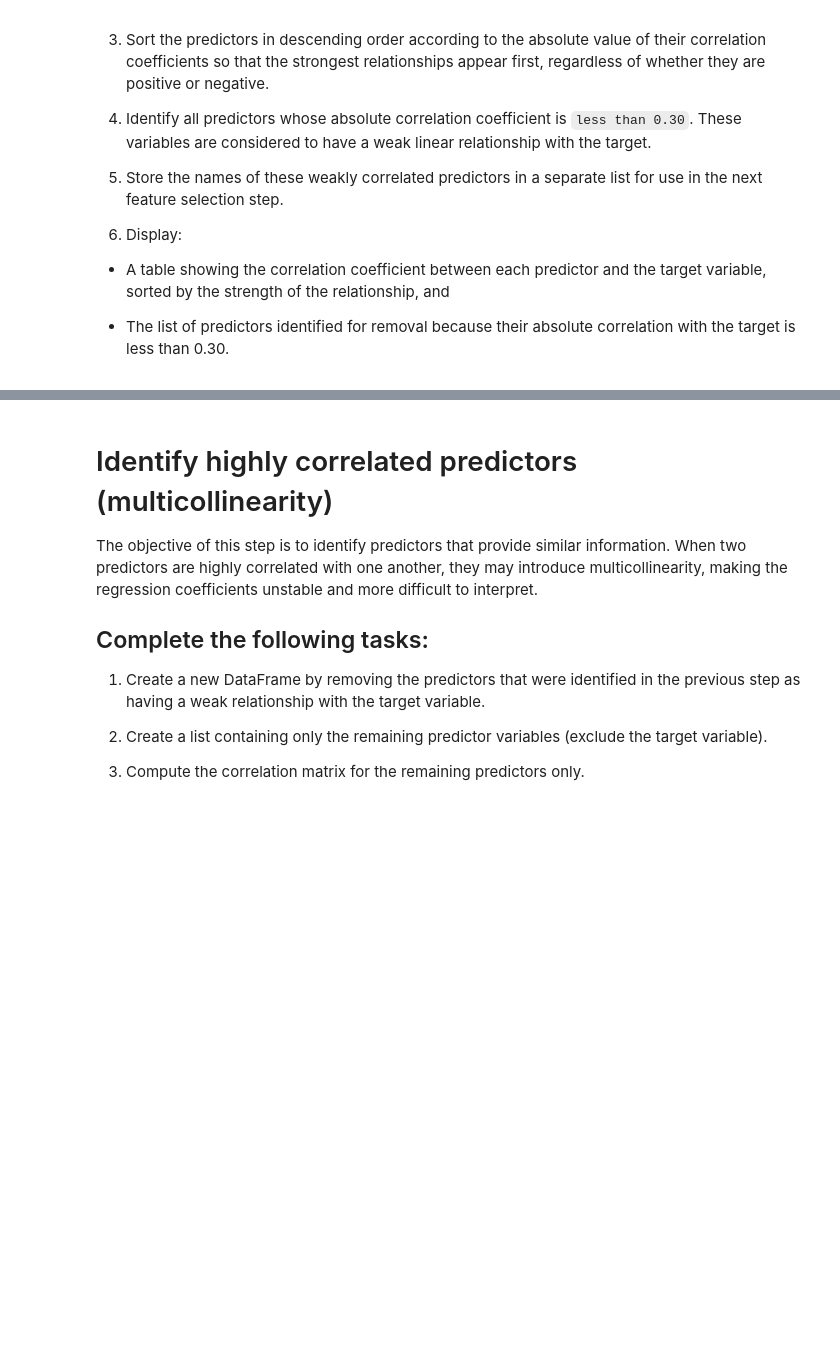
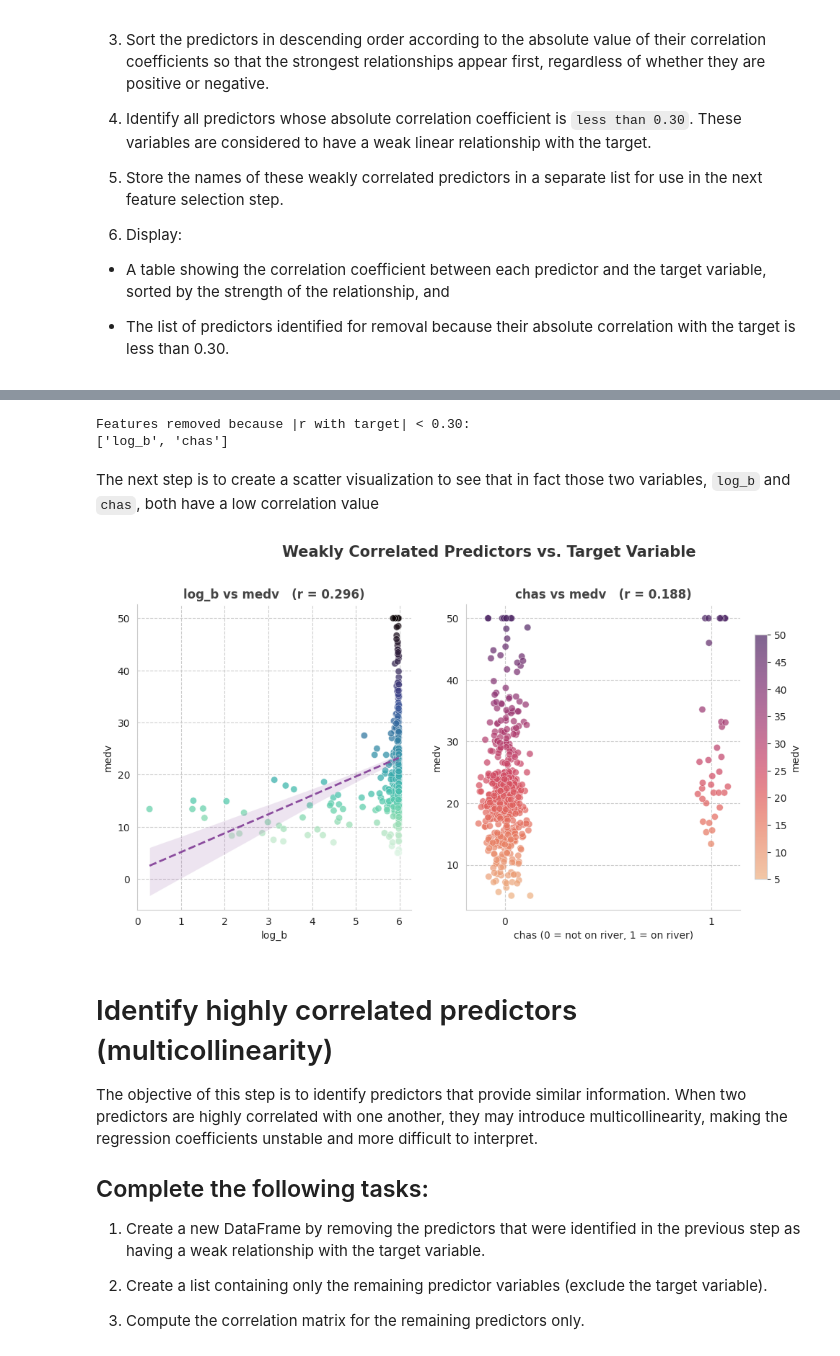
Before and after one commit to JoseAlberto88/Predictive-Analytics-, a Jupyter notebook: DAMO510_Module_04_in_Class_Activity_Starter_notebook.ipynb, the cells around one changed output, grey strips where cells are left out. Cells and saved outputs as stored; diff of their text form; code cells hidden in the pictures; blank space fills up the shorter version.

```diff
--- a/DAMO510_Module_04_in_Class_Activity_Starter_notebook.ipynb
+++ b/DAMO510_Module_04_in_Class_Activity_Starter_notebook.ipynb
@@ -686,0 +641,15 @@ Features removed because |r with target| < 0.30:
+# %%
+# Step 1: Retrieve correlations between each predictor and the target
+target_correlations = corr_stage1[target]
+
+# Step 2: Exclude the target variable itself
+target_correlations = target_correlations.drop(target)
+
+# Step 3: Sort by absolute value, descending (strongest relationships first)
+target_correlations_sorted = target_correlations.reindex(
+    target_correlations.abs().sort_values(ascending=False).index
+)
+
+print("Correlations with the target:")
+correlation_table = target_correlations_sorted.to_frame(name=f"correlation_with_{target}")
+correlation_table
@@ -687,3 +672,68 @@ Features removed because |r with target| < 0.30:
+# %%
+# Step 4-5: Identify predictors with |r| < 0.30 and store for removal
+weak_predictors = target_correlations_sorted[target_correlations_sorted.abs() < 0.30].index.tolist()
+
+print(f"\nFeatures removed because |r with target| < 0.30:")
+print(weak_predictors)
+# %% [output]
+Features removed because |r with target| < 0.30:
+['log_b', 'chas']
+# %% [markdown]
+The next step is to create a scatter visualization to see that in fact those two variables, `log_b` and `chas`, both have a low correlation value
+# %%
+# This will helps us to analyze if both variables have a lower correlation value
+import matplotlib.pyplot as plt
+import seaborn as sns
+import numpy as np
+
+sns.set_style("whitegrid", {"grid.linestyle": "--", "grid.alpha": 0.3})
+
+fig, axes = plt.subplots(1, 2, figsize=(13, 5.5))
+
+# --- Plot 1: log_b vs medv ---
+r_b = target_correlations_sorted["log_b"]
+
+scatter1 = axes[0].scatter(
+    df_stage1["log_b"], df_stage1[target],
+    c=df_stage1[target], cmap="mako_r",
+    alpha=0.75, s=45, edgecolor="white", linewidth=0.4
+)
+sns.regplot(
+    x="log_b", y=target, data=df_stage1,
+    scatter=False, ax=axes[0], color="#8B4C9E", line_kws={"linewidth": 2, "linestyle": "--"}
+)
+axes[0].set_title(f"log_b vs {target}   (r = {r_b:.3f})", fontsize=12, fontweight="bold", color="#444444")
+axes[0].set_xlabel("log_b", fontsize=10)
+axes[0].set_ylabel(target, fontsize=10)
+axes[0].spines["top"].set_visible(False)
+axes[0].spines["right"].set_visible(False)
+
+# Plot 2: chas vs medv (binary predictor -> add jitter so points don't overlap)
+r_chas = target_correlations_sorted["chas"]
+
+jitter_x = df_stage1["chas"] + np.random.normal(0, 0.05, len(df_stage1))
+
+scatter2 = axes[1].scatter(
+    jitter_x, df_stage1[target],
+    c=df_stage1[target], cmap="flare",
+    alpha=0.7, s=45, edgecolor="white", linewidth=0.4
+)
+axes[1].set_title(f"chas vs {target}   (r = {r_chas:.3f})", fontsize=12, fontweight="bold", color="#444444")
+axes[1].set_xlabel("chas (0 = not on river, 1 = on river)", fontsize=10)
+axes[1].set_ylabel(target, fontsize=10)
+axes[1].set_xticks([0, 1])
+axes[1].spines["top"].set_visible(False)
+axes[1].spines["right"].set_visible(False)
+
+# Shared colorbar for both, since color encodes the target value itself
+cbar = fig.colorbar(scatter2, ax=axes, shrink=0.8, pad=0.02)
+cbar.set_label(target, fontsize=10)
+
+fig.suptitle("Weakly Correlated Predictors vs. Target Variable",
+             fontsize=15, fontweight="bold", color="#333333", y=1.03)
+plt.show()
+# %% [output]
+[figure, added]
 # %% [markdown]
 # Identify highly correlated predictors (multicollinearity)
 
```
Also changed, not shown: parts of 20 cells of this notebook.
